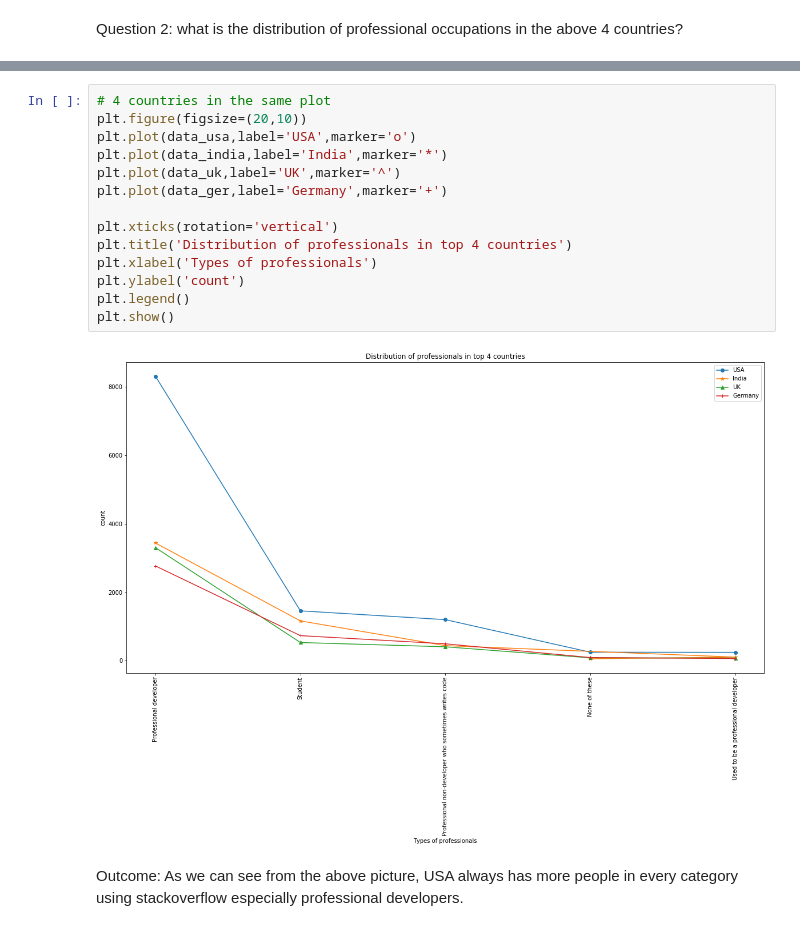
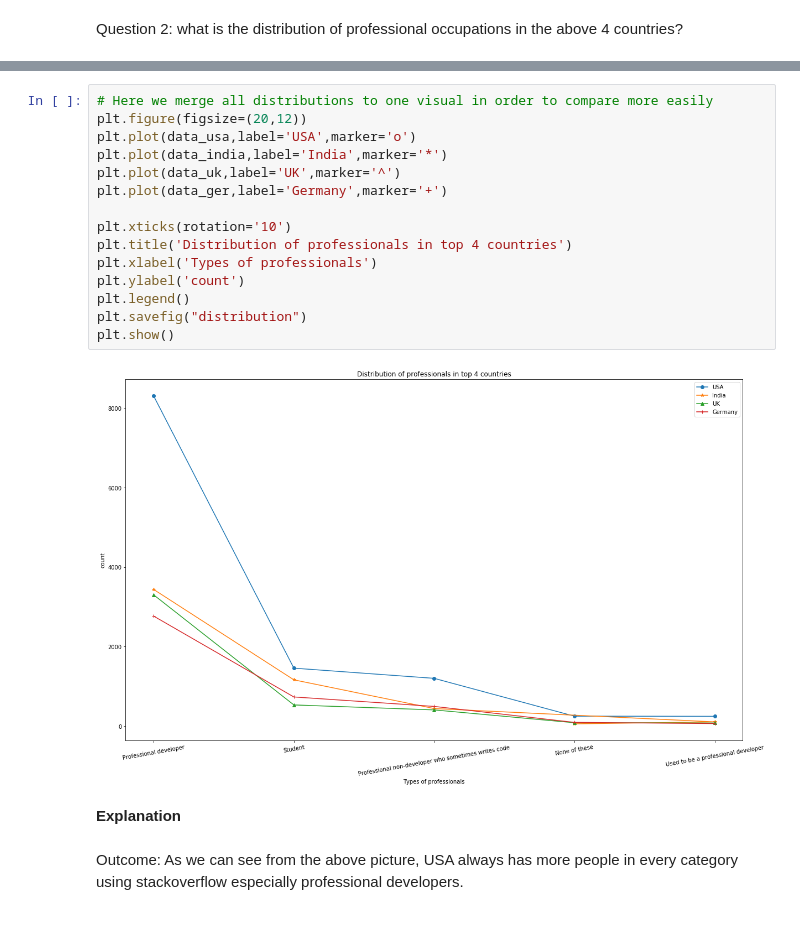
Before and after one commit to lkara777/UdacityProject_DataScientist, a Jupyter notebook: Writing a Data Scientist Blog Post.ipynb, the cells around one changed output, grey strips where cells are left out. Cells and saved outputs as stored; diff of their text form.

```diff
--- a/Writing a Data Scientist Blog Post.ipynb
+++ b/Writing a Data Scientist Blog Post.ipynb
@@ -184,19 +223,22 @@ plt.bar(index,data_ger)
 # %%
-# 4 countries in the same plot
-plt.figure(figsize=(20,10))
+# Here we merge all distributions to one visual in order to compare more easily
+plt.figure(figsize=(20,12))
 plt.plot(data_usa,label='USA',marker='o')
 plt.plot(data_india,label='India',marker='*')
 plt.plot(data_uk,label='UK',marker='^')
 plt.plot(data_ger,label='Germany',marker='+')
 
-plt.xticks(rotation='vertical')
+plt.xticks(rotation='10')
 plt.title('Distribution of professionals in top 4 countries')
 plt.xlabel('Types of professionals')
 plt.ylabel('count')
 plt.legend()
+plt.savefig("distribution")
 plt.show()
 # %% [output]
-[figure, old version]
+[figure, new version]
+# %% [markdown]
+**Explanation**
 # %% [markdown]
 Outcome: As we can see from the above picture, USA always has more people in every category using stackoverflow especially professional developers.
 # %% [markdown]
```
Also changed, not shown: parts of 33 cells of this notebook.
